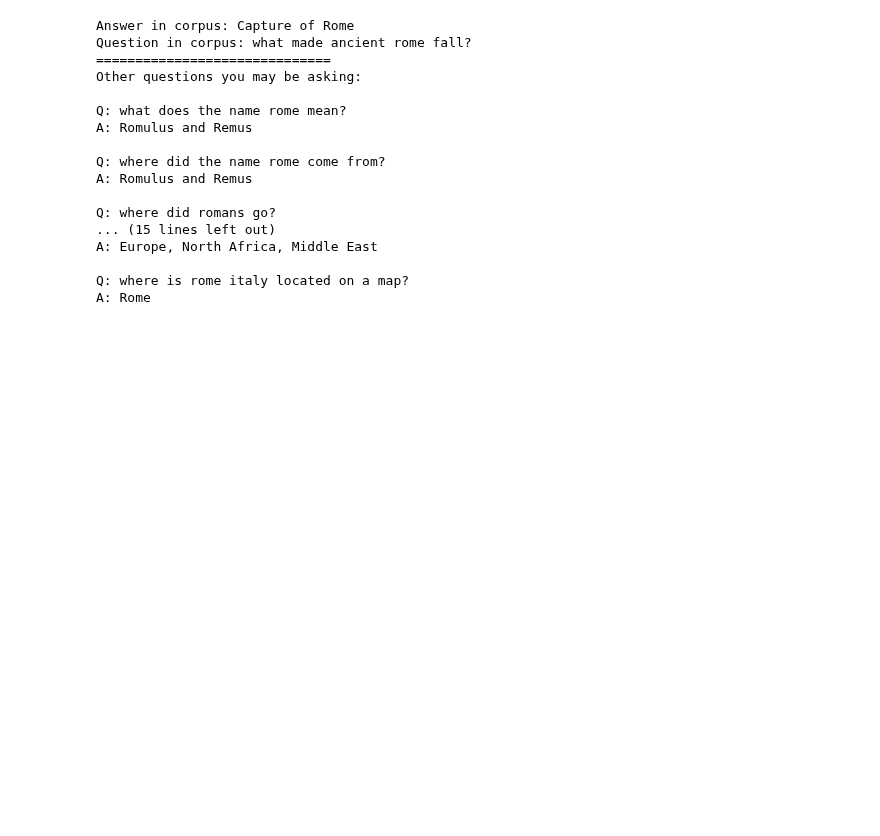
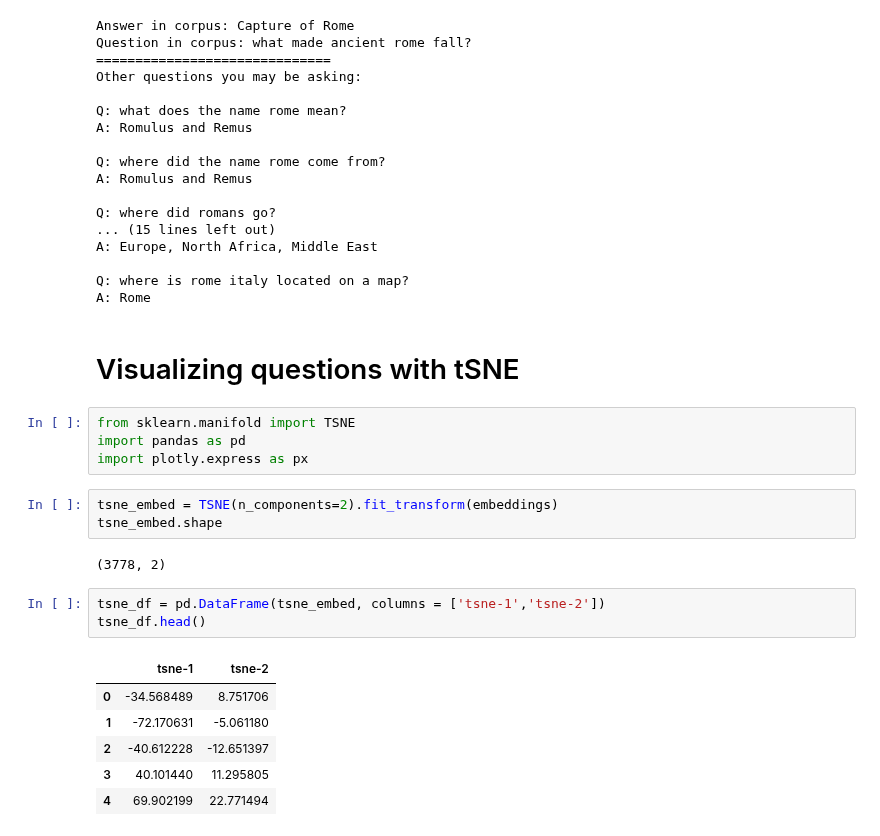
Before and after one commit to howard-haowen/NLP-demos, a Jupyter notebook: train_FAQ_model_with_sentence_transformers.ipynb, the cells around one changed output. Cells and saved outputs as stored; diff of their text form; blank space fills up the shorter version.

```diff
--- a/train_FAQ_model_with_sentence_transformers.ipynb
+++ b/train_FAQ_model_with_sentence_transformers.ipynb
@@ -272,3 +271,24 @@ A: Europe, North Africa, Middle East
 
 Q: where is rome italy located on a map?
 A: Rome
+# %% [markdown]
+# Visualizing questions with tSNE
+# %%
+from sklearn.manifold import TSNE
+import pandas as pd
+import plotly.express as px
+# %%
+tsne_embed = TSNE(n_components=2).fit_transform(embeddings)
+tsne_embed.shape
+# %% [output]
+(3778, 2)
+# %%
+tsne_df = pd.DataFrame(tsne_embed, columns = ['tsne-1','tsne-2'])
+tsne_df.head()
+# %% [output]
+|  | tsne-1 | tsne-2 |
+| 0 | -34.568489 | 8.751706 |
+| 1 | -72.170631 | -5.061180 |
+| 2 | -40.612228 | -12.651397 |
+| 3 | 40.101440 | 11.295805 |
+| 4 | 69.902199 | 22.771494 |
```
Also changed, not shown: parts of 6 cells of this notebook.
